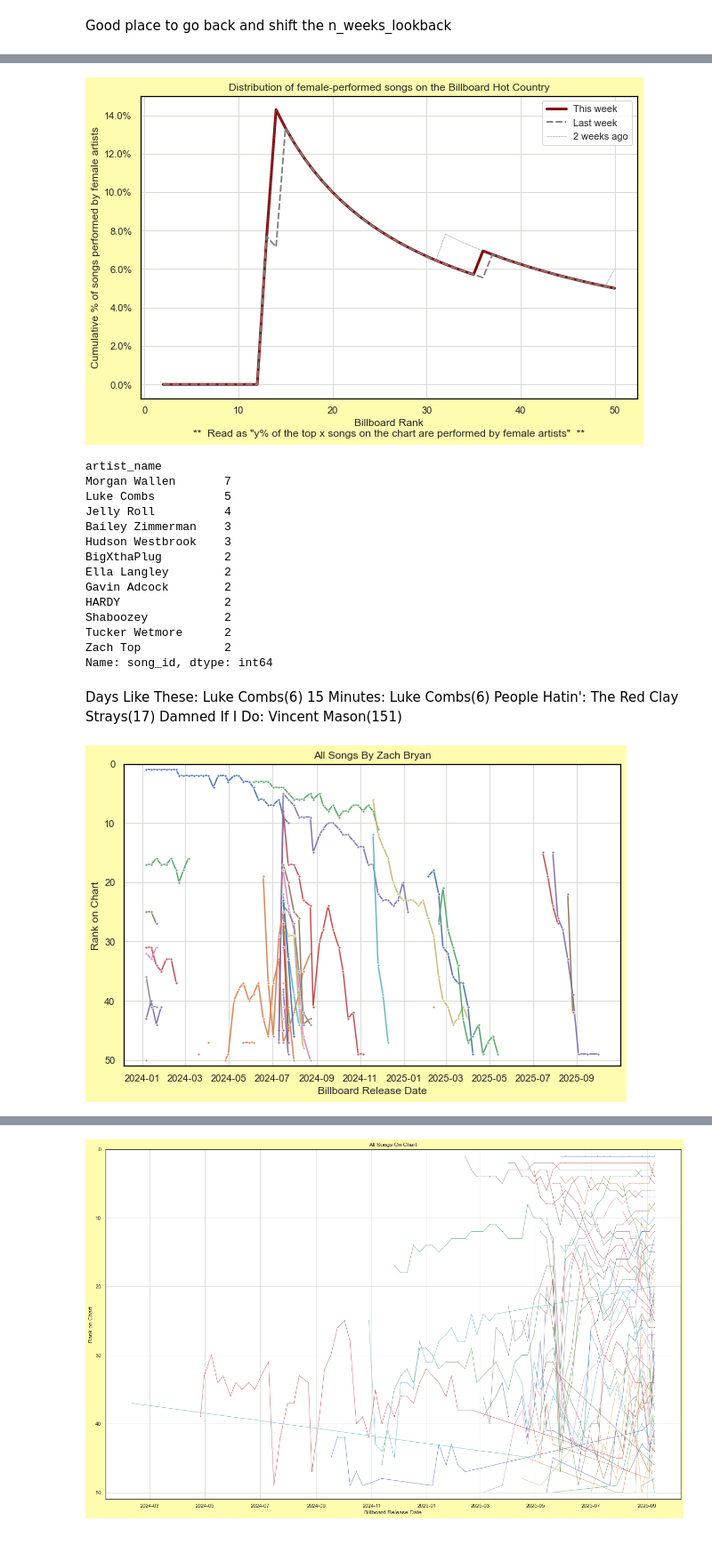
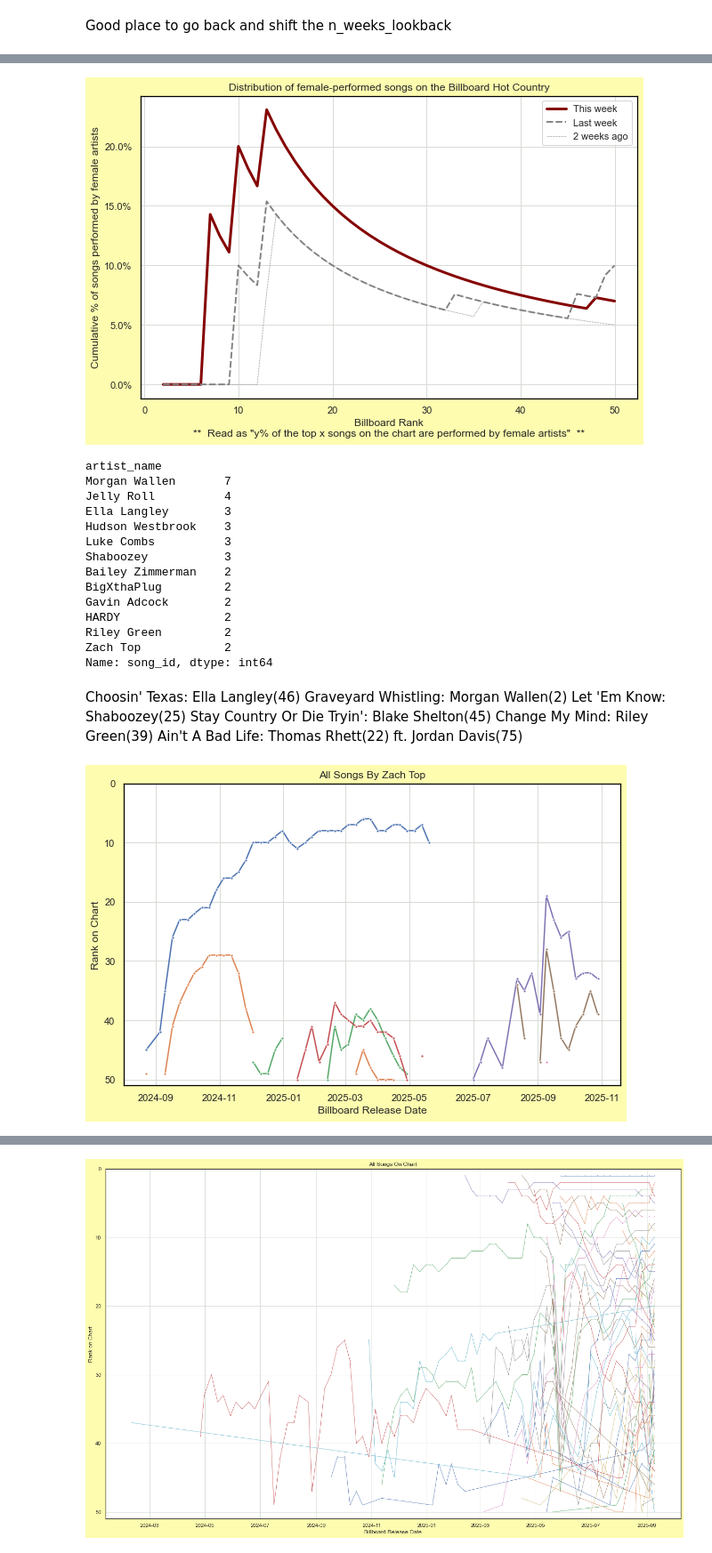
Before and after one commit to jwmanahan/billboard, a Jupyter notebook: add_new_week.ipynb, the cells around one changed output, grey strips where cells are left out. Shown at 89% size. Drawn from its saved outputs; the diff is of its cells as text; code cells hidden in the pictures.

```diff
--- a/add_new_week.ipynb
+++ b/add_new_week.ipynb
@@ -36,7 +33,7 @@ sns.set(
 # Change the billboard_observation_date!
 # %%
 current_date = date.today().strftime('%Y-%m-%d')
-billboard_observation_date = '2025-10-14'
+billboard_observation_date = '2025-10-28'
 # %%
 # Set up SQL connection
 %config SqlMagic.autopandas = True
@@ -749,7 +768,7 @@ plt.xlabel(
 plt.ylabel('Cumulative % of songs performed by female artists')
 graph.yaxis.set_major_formatter(mtick.StrMethodFormatter('{x:.1%}'))
 # %% [output]
-[figure, old version]
+[figure, new version]
 # %%
 credit_type_to_linestyle = {
     'Lead artist' : 'solid'
@@ -767,27 +786,29 @@ df_weeks_for_artist[
 # %% [output]
 artist_name
 Morgan Wallen       7
-Luke Combs          5
 Jelly Roll          4
-Bailey Zimmerman    3
+Ella Langley        3
 Hudson Westbrook    3
+Luke Combs          3
+Shaboozey           3
+Bailey Zimmerman    2
 BigXthaPlug         2
-Ella Langley        2
 Gavin Adcock        2
 HARDY               2
-Shaboozey           2
-Tucker Wetmore      2
+Riley Green         2
 Zach Top            2
 Name: song_id, dtype: int64
 # %% [markdown]
-Days Like These: Luke Combs(6)
-15 Minutes: Luke Combs(6)
-People Hatin': The Red Clay Strays(17)
-Damned If I Do: Vincent Mason(151)
+Choosin' Texas: Ella Langley(46)
+Graveyard Whistling: Morgan Wallen(2)
+Let 'Em Know: Shaboozey(25)
+Stay Country Or Die Tryin': Blake Shelton(45)
+Change My Mind: Riley Green(39)
+Ain't A Bad Life: Thomas Rhett(22) ft. Jordan Davis(75)
 # %%
 # For now, manual artist name selection
 # TODO: Create charts for every artist on this week's chart at once
-artist_name = 'Zach Bryan'
+artist_name = 'Zach Top'
 
 df_weeks_this_artist = df_weeks_for_artist.query(
     f"artist_name == '{artist_name}'"
@@ -798,34 +819,34 @@ df_weeks_this_artist = df_weeks_for_artist.query(
 #     this_artist_id = input("Please input artist ID for differentiation")
 #     df_weeks_this_artist[
 #         df_weeks_this_artist[artist_id] == this_artist_id
 #     ]
 
 for _, row in df_weeks_this_artist.pivot( # TODO no pivot to support legend in char 'song_name'
     index = 'song_id'
     , columns = 'billboard_observation_date' #TODO: weeks ago
     , values = 'billboard_rank'
 ).fillna(
     np.inf # suppresses only if a different song is on the chart in any week within this song's gap
 ).iterrows():
     graph = sns.lineplot(
         data = row
         , linestyle = credit_type_to_linestyle[
             df_weeks_this_artist[
                 df_weeks_this_artist['song_id'] == row.name
             ].groupby('relationship_type').count().iloc[0].name
         ]
         , marker = '.'
     )
 
 graph.set(
     title = f'All Songs By {artist_name}'
     , xlabel = 'Billboard Release Date' # Really observation date (for now)
     , ylabel = 'Rank on Chart'
     , ylim = [0, 51]
 )
 graph.axes.invert_yaxis()
 # %% [output]
-[figure, old version]
+[figure, new version]
 # %%
 # TODO: Set comparison_observation_date as num weeks back, not specific date
 current_observation_date = billboard_observation_date
```
Also changed, not shown: parts of 22 cells of this notebook, 5 other files.
